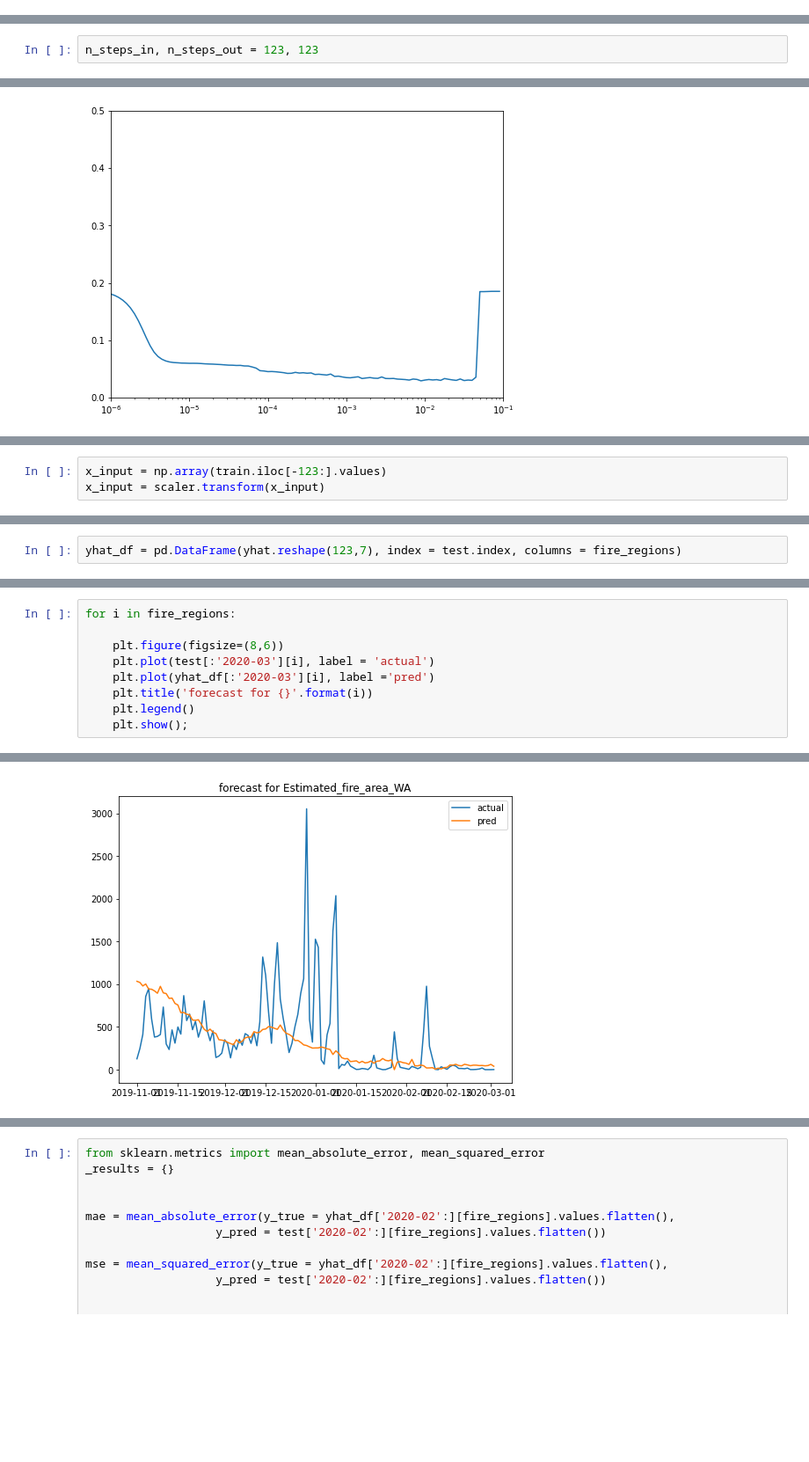
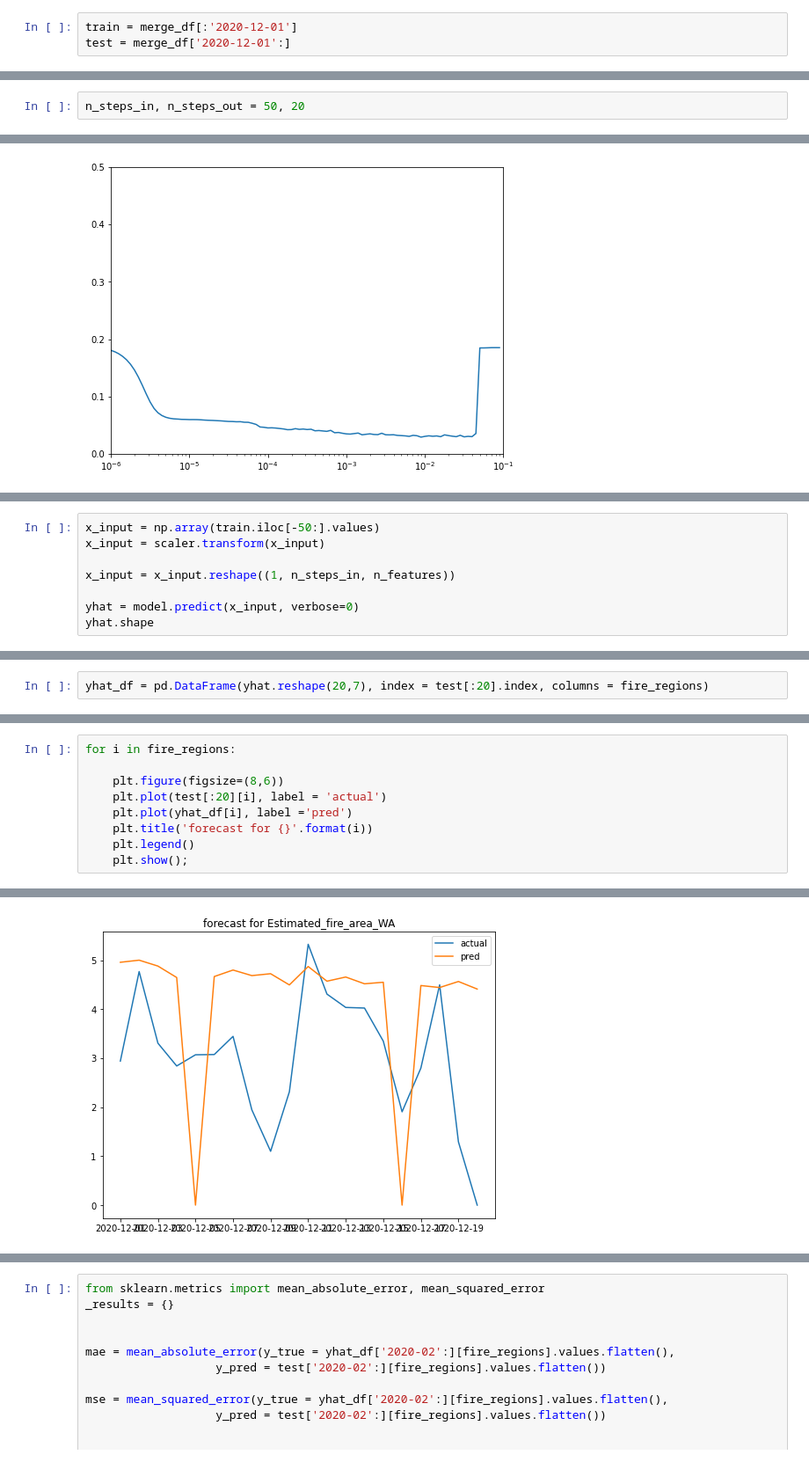
Before and after one commit to albertum1/cfc_team, a Jupyter notebook: 03-DilatedCNN.ipynb, the cells around one changed output, grey strips where cells are left out. Shown at 88% size. Saved outputs shown, nothing was run; the diff lists cells and outputs as text; blank space fills up the shorter version.

```diff
--- a/03-DilatedCNN.ipynb
+++ b/03-DilatedCNN.ipynb
@@ -127,3 +154,6 @@ test = merge_df['2019-11-01':'2020-03-02']
+# %%
+train = merge_df[:'2020-12-01']
+test = merge_df['2020-12-01':]
 # %%
 test.shape
 # %% [output]
@@ -156,7 +186,7 @@ def split_sequence(sequences, n_steps_in, n_steps_out):
 
     return np.array(X), np.array(y)
 # %%
-n_steps_in, n_steps_out = 123, 123
+n_steps_in, n_steps_out = 50, 20
 # %%
 X, y = split_sequence(_train, n_steps_in, n_steps_out)
 y.shape
@@ -367,3 +397,8 @@ plt.legend(['Train','Valid'])
 # %%
-x_input = np.array(train.iloc[-123:].values)
+x_input = np.array(train.iloc[-50:].values)
 x_input = scaler.transform(x_input)
+
+x_input = x_input.reshape((1, n_steps_in, n_features))
+
+yhat = model.predict(x_input, verbose=0)
+yhat.shape
@@ -381,5 +408,5 @@ yhat.shape
 # %%
-yhat_df = pd.DataFrame(yhat.reshape(123,7), index = test.index, columns = fire_regions)
+yhat_df = pd.DataFrame(yhat.reshape(20,7), index = test[:20].index, columns = fire_regions)
 # %%
 yhat_df
 # %% [output]
@@ -444,8 +485,8 @@ test
 for i in fire_regions:
 
     plt.figure(figsize=(8,6))
-    plt.plot(test[:'2020-03'][i], label = 'actual')
-    plt.plot(yhat_df[:'2020-03'][i], label ='pred')
+    plt.plot(test[:20][i], label = 'actual')
+    plt.plot(yhat_df[i], label ='pred')
     plt.title('forecast for {}'.format(i))
     plt.legend()
     plt.show();
@@ -459 +500 @@ for i in fire_regions:
-[figure, old version]
+[figure, new version]
```
Also changed, not shown: parts of 48 cells of this notebook.
